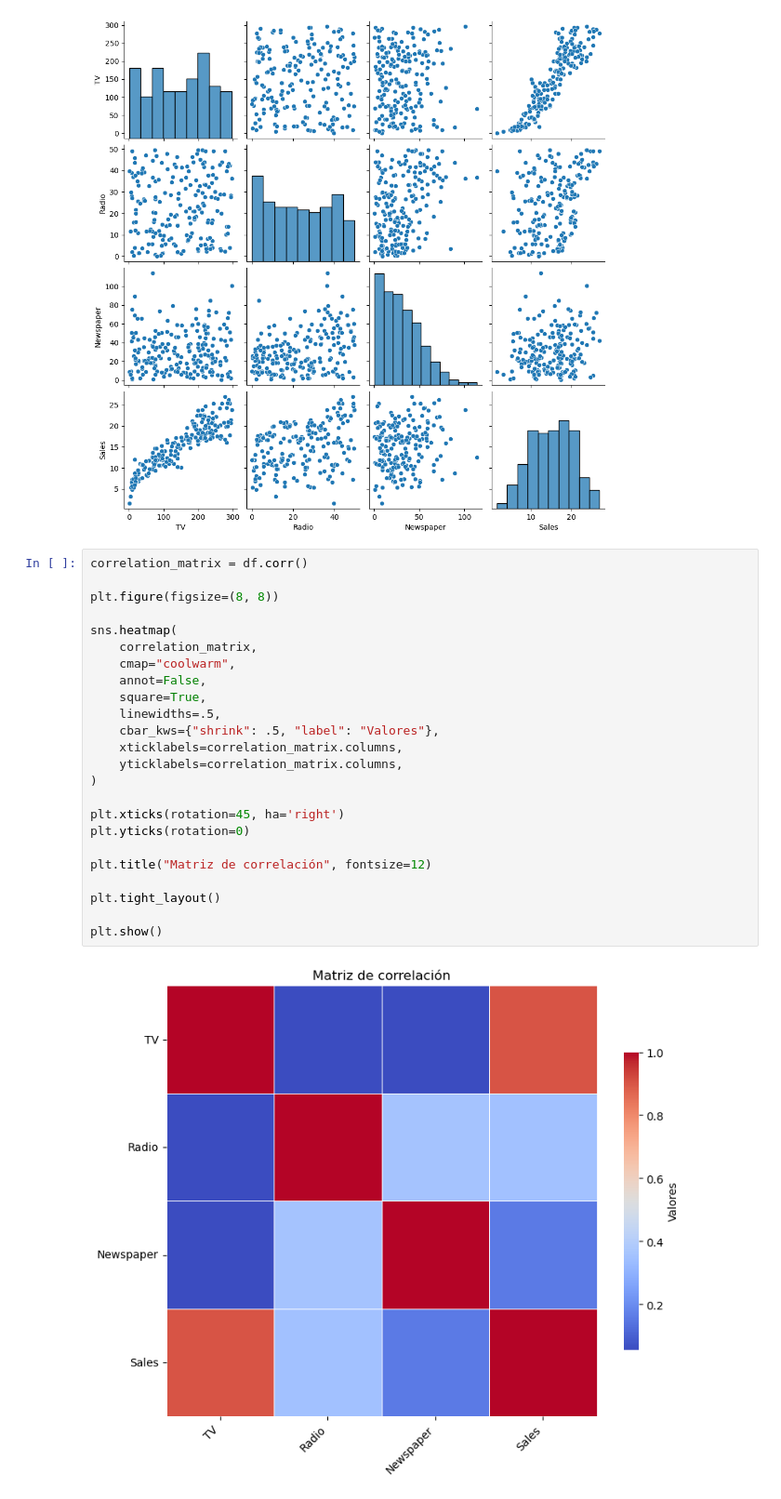
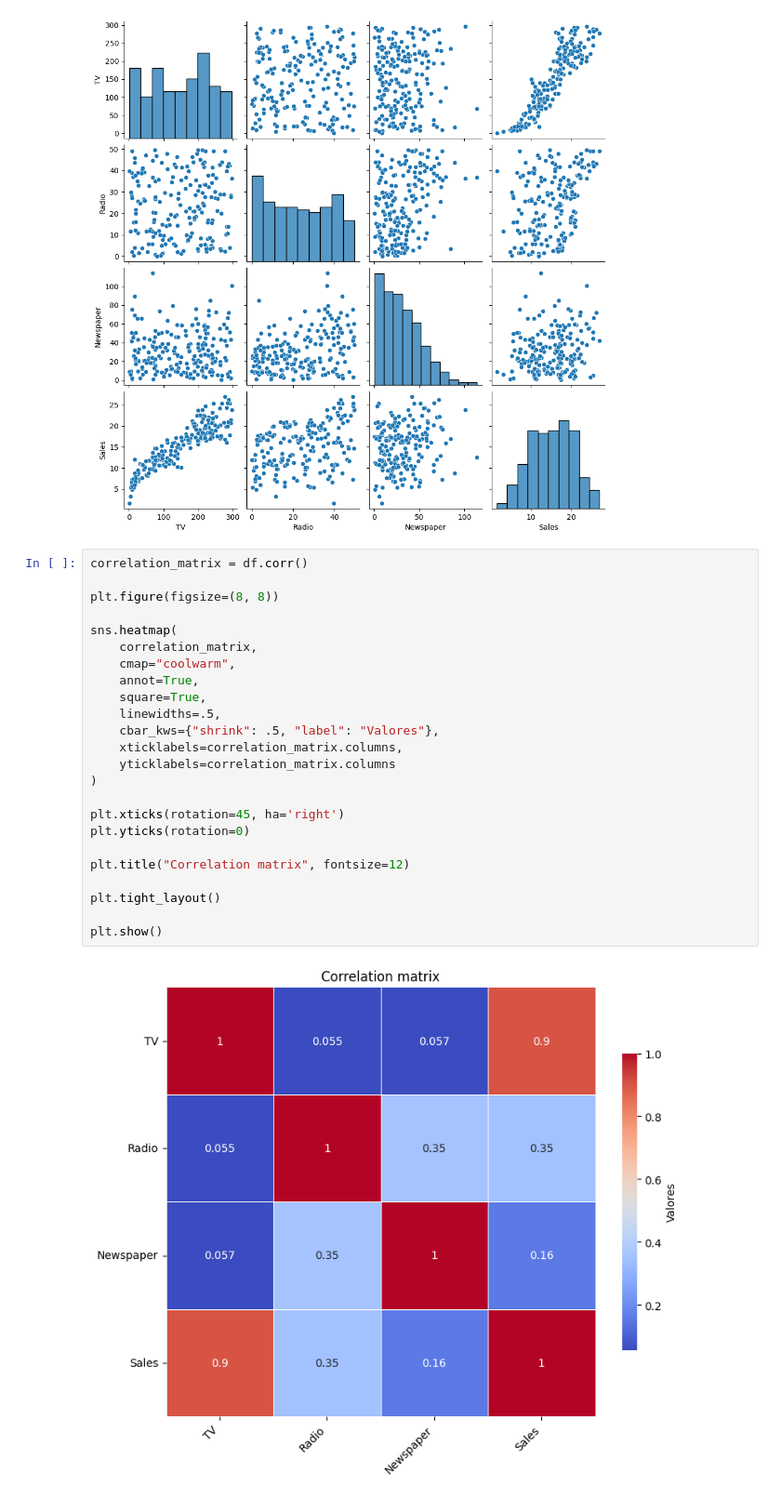
Before and after one commit to gabalvarezmc/AnalisisDatos_T2, a Jupyter notebook: 01_Analisis_exploratorio_T2.ipynb, the cells around one changed output. Shown: that part at 93% size. Saved outputs shown, nothing was run; the diff lists cells and outputs as text.

Commit message:
Añadiendo anotaciones en matriz de correlación

```diff
--- a/01_Analisis_exploratorio_T2.ipynb
+++ b/01_Analisis_exploratorio_T2.ipynb
@@ -204,26 +204,26 @@ plt.show()
 # %%
 correlation_matrix = df.corr()
 
 plt.figure(figsize=(8, 8))
 
 sns.heatmap(
     correlation_matrix,
     cmap="coolwarm",
-    annot=False,
+    annot=True,
     square=True,
     linewidths=.5,
     cbar_kws={"shrink": .5, "label": "Valores"},
     xticklabels=correlation_matrix.columns,
-    yticklabels=correlation_matrix.columns,
+    yticklabels=correlation_matrix.columns
 )
 
 plt.xticks(rotation=45, ha='right')
 plt.yticks(rotation=0)
 
-plt.title("Matriz de correlación", fontsize=12)
+plt.title("Correlation matrix", fontsize=12)
 
 plt.tight_layout()
 
 plt.show()
 # %% [output]
-[figure, old version]
+[figure, new version]
```
